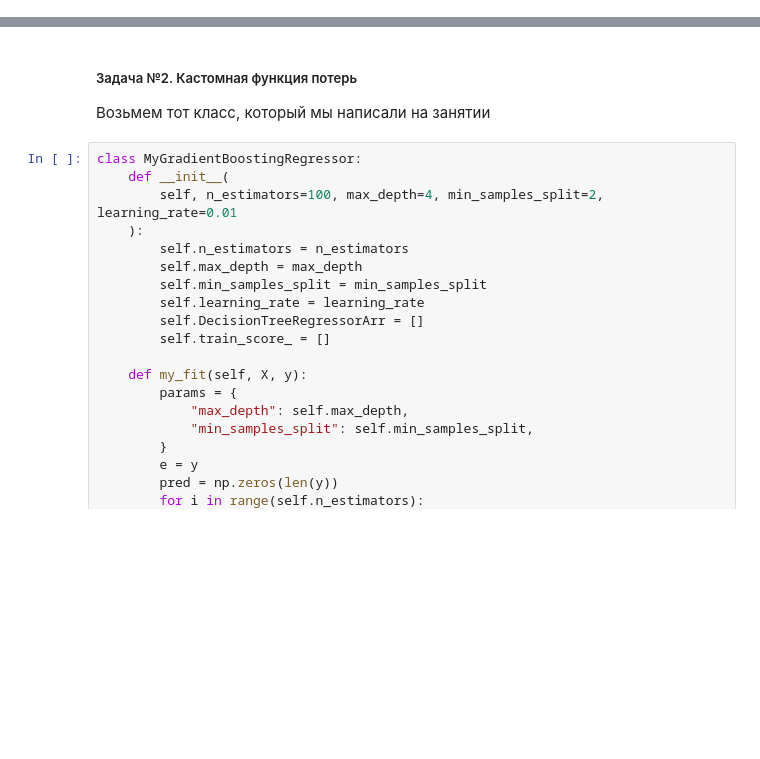
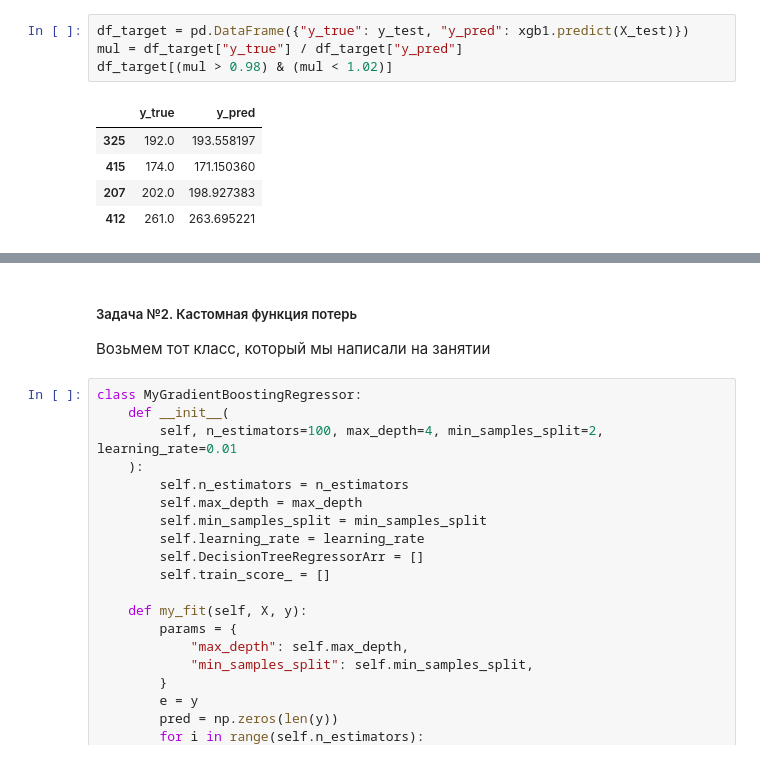
Before and after one commit to Afsent/Nordic_IT_School, a Jupyter notebook: ML/HW31_XGBoosting/HW31_XGBososting.ipynb, the cells around one changed output, grey strips where cells are left out. Cells and saved outputs as stored; diff of their text form; blank space fills up the shorter version.

```diff
--- a/ML/HW31_XGBoosting/HW31_XGBososting.ipynb
+++ b/ML/HW31_XGBoosting/HW31_XGBososting.ipynb
@@ -178,0 +230,10 @@ MSE = [400, 2, 2, 422307.50650225073]
+# %%
+df_target = pd.DataFrame({"y_true": y_test, "y_pred": xgb1.predict(X_test)})
+mul = df_target["y_true"] / df_target["y_pred"]
+df_target[(mul > 0.98) & (mul < 1.02)]
+# %% [output]
+|  | y_true | y_pred |
+| 325 | 192.0 | 193.558197 |
+| 415 | 174.0 | 171.150360 |
+| 207 | 202.0 | 198.927383 |
+| 412 | 261.0 | 263.695221 |
```
Also changed, not shown: parts of 6 cells of this notebook.
